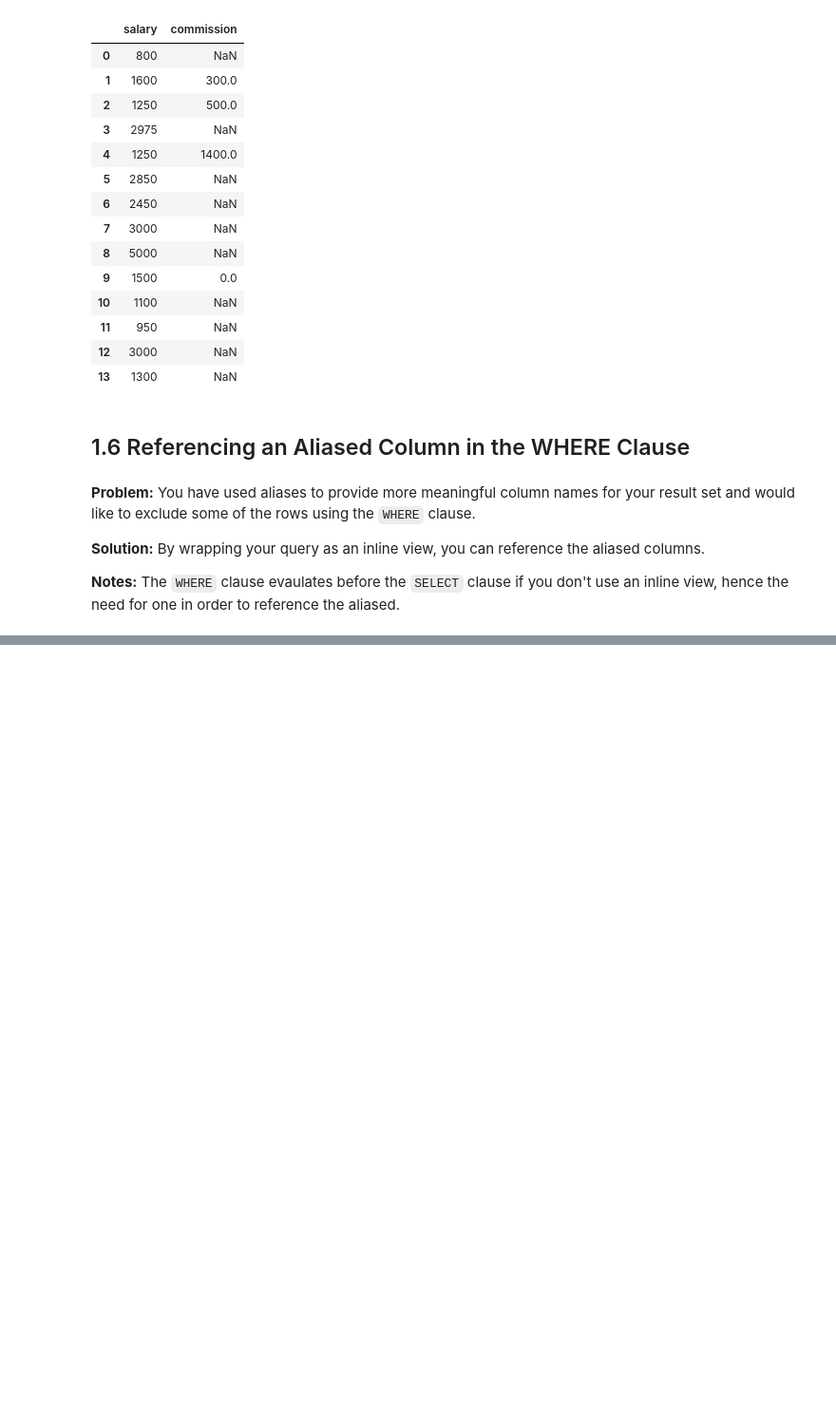
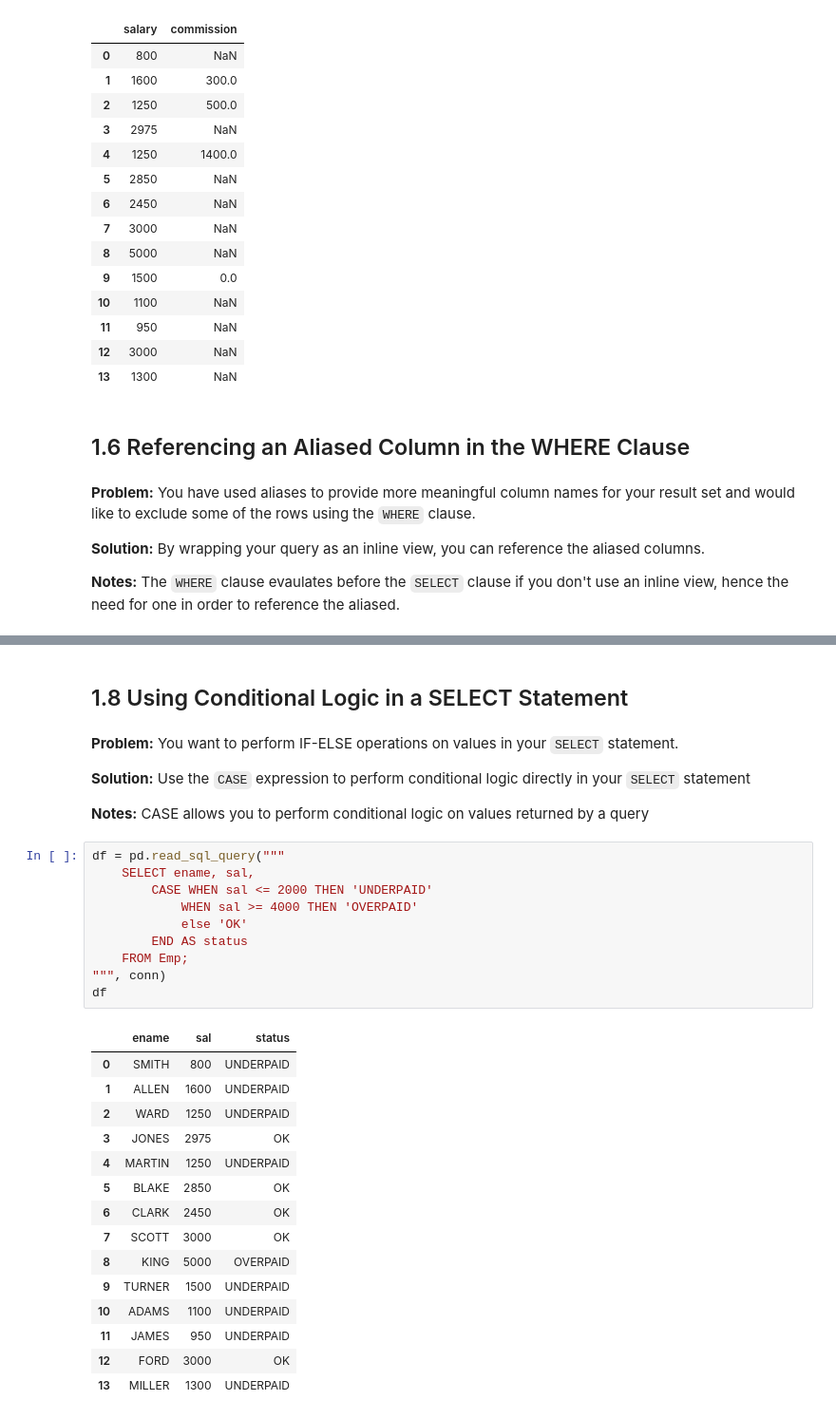
Before and after one commit to ryanharper827/SQLCookbook, a Jupyter notebook: chapters/chapter1.ipynb, the cells around one changed output, grey strips where cells are left out. Shown at 95% size. Cells and saved outputs as stored; diff of their text form; blank space fills up the shorter version.

```diff
--- a/chapters/chapter1.ipynb
+++ b/chapters/chapter1.ipynb
@@ -173,0 +199,34 @@ df
+# %% [markdown]
+## 1.8 Using Conditional Logic in a SELECT Statement
+# %% [markdown]
+**Problem:** You want to perform IF-ELSE operations on values in your `SELECT` statement.
+
+**Solution:** Use the `CASE` expression to perform conditional logic directly in your `SELECT` statement
+
+**Notes:** CASE allows you to perform conditional logic on values returned by a query
+# %%
+df = pd.read_sql_query("""
+    SELECT ename, sal,
+        CASE WHEN sal <= 2000 THEN 'UNDERPAID'
+            WHEN sal >= 4000 THEN 'OVERPAID'
+            else 'OK'
+        END AS status
+    FROM Emp;
+""", conn)
+df
+# %% [output]
+|  | ename | sal | status |
+| 0 | SMITH | 800 | UNDERPAID |
+| 1 | ALLEN | 1600 | UNDERPAID |
+| 2 | WARD | 1250 | UNDERPAID |
+| 3 | JONES | 2975 | OK |
+| 4 | MARTIN | 1250 | UNDERPAID |
+| 5 | BLAKE | 2850 | OK |
+| 6 | CLARK | 2450 | OK |
+| 7 | SCOTT | 3000 | OK |
+| 8 | KING | 5000 | OVERPAID |
+| 9 | TURNER | 1500 | UNDERPAID |
+| 10 | ADAMS | 1100 | UNDERPAID |
+| 11 | JAMES | 950 | UNDERPAID |
+| 12 | FORD | 3000 | OK |
+| 13 | MILLER | 1300 | UNDERPAID |
```
Also changed, not shown: parts of 26 cells of this notebook.
